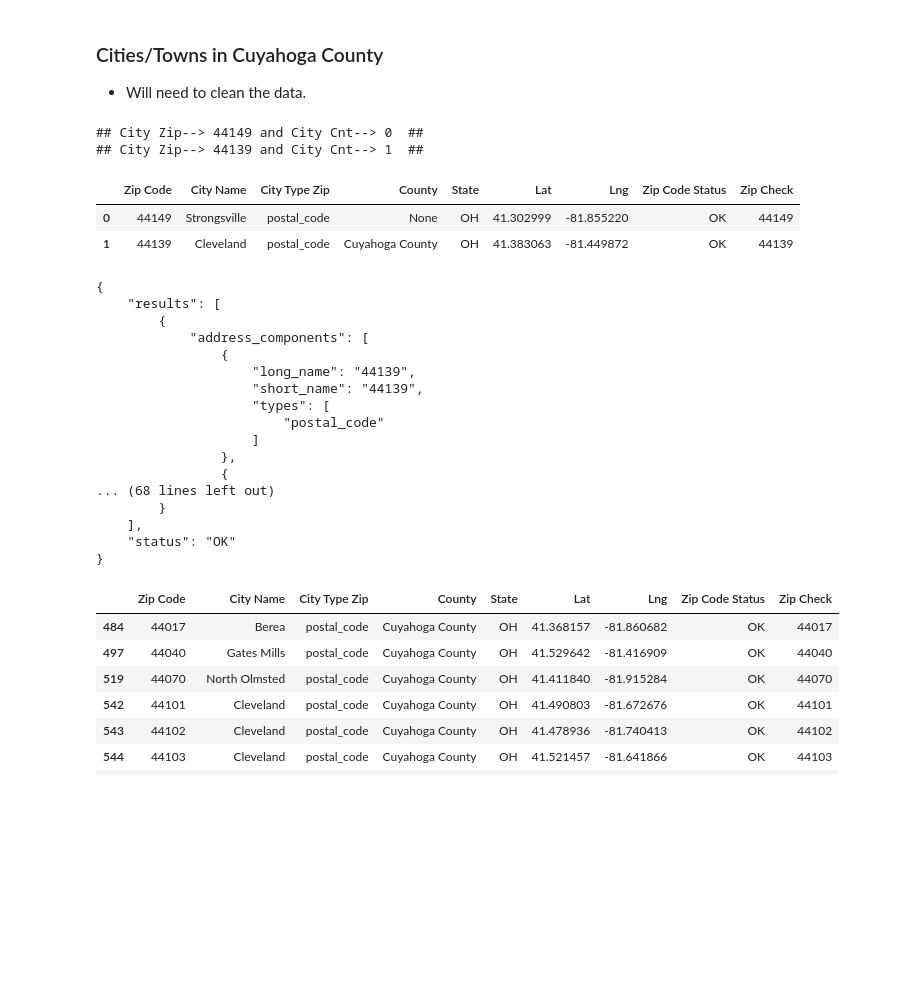
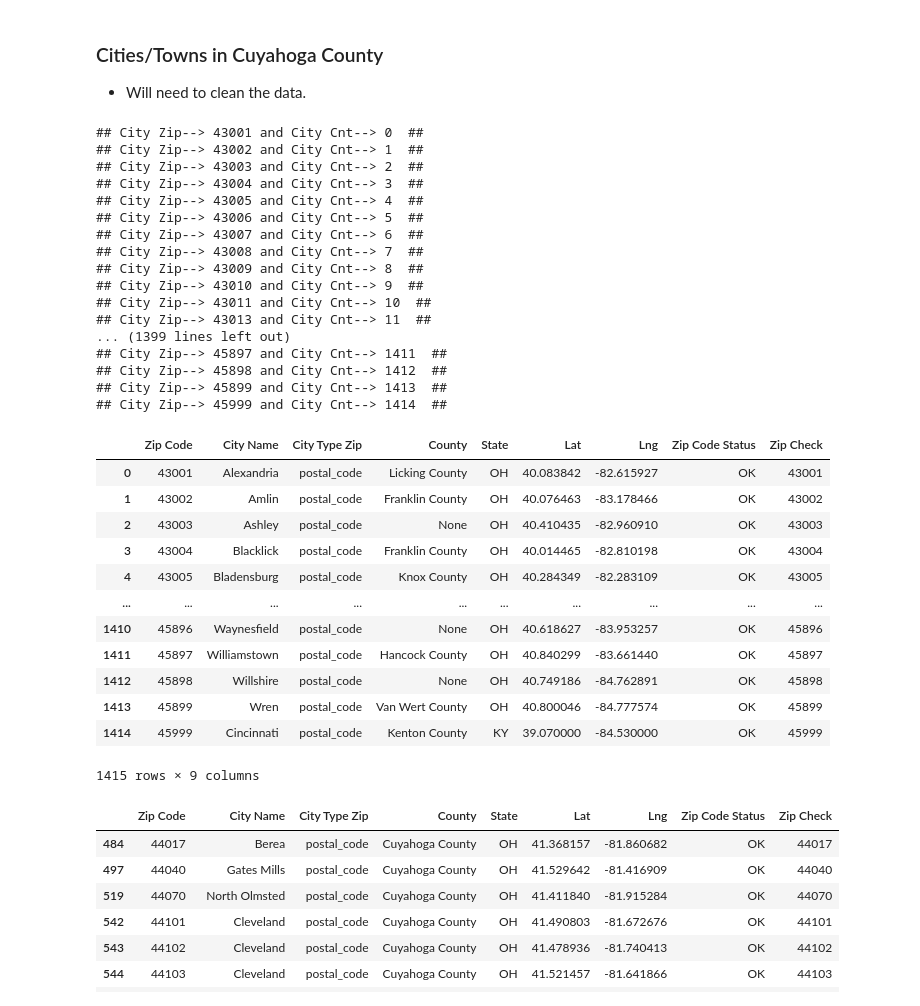
Before and after one commit to Zachary-A-Frame/Analysis-Of-Lebrons-Impact-On-Cleveland, a Jupyter notebook: zip_code_get_py_google_search.ipynb, the cells around one changed output. Cells and saved outputs as stored; diff of their text form; code cells hidden in the pictures; blank space fills up the shorter version.

Commit message:
final code for get zip code data

```diff
--- a/zip_code_get_py_google_search.ipynb
+++ b/zip_code_get_py_google_search.ipynb
@@ -76,8 +76,8 @@ city_cnt = 0
 
 
 # Testing Area to limit the calls.
-zip_data = [44149, 44139]
-#zip_data = [43069, 43070, 43071, 43072, 43073, 43076, 43077, 45365, 45367, 44139, 44134, 44116]
+#zip_data = [44149, 44139, 44017, 44136]
+#zip_data = [43071, 43072, 43073, 43076, 43077, 45365, 45367, 44139, 44134, 44116,44149, 44139, 44017, 44136]
 
 
 
@@ -153,37 +153,62 @@ for item in zip_data:
 
         print(f"## Possible Zip Issue--> {item} <-- ##")
         pass
 
 
     print(f"## City Zip--> {item} and City Cnt--> {city_cnt}  ##")
     city_cnt = city_cnt + 1
 
 
 cities_in_county_df = pd.DataFrame({
     'Zip Code': city_zip,
     'City Name': city_name,
     'City Type Zip': city_type1,
     'County': city_county,
     'State': city_state,
     'Lat': city_lat,
     'Lng': city_lng,
     'Zip Code Status': zip_status,
     'Zip Check' : zip_search
     })
 
 #print(json.dumps(zip_json, indent=4, sort_keys=False))
 
 
 #put data in csv in case it is needed.
 cities_in_county_df.to_csv(output_data_file, index= False)
 
 cities_in_county_df
 # %% [output]
-## City Zip--> 44149 and City Cnt--> 0  ##
-## City Zip--> 44139 and City Cnt--> 1  ##
+## City Zip--> 43001 and City Cnt--> 0  ##
+## City Zip--> 43002 and City Cnt--> 1  ##
+## City Zip--> 43003 and City Cnt--> 2  ##
+## City Zip--> 43004 and City Cnt--> 3  ##
+## City Zip--> 43005 and City Cnt--> 4  ##
+## City Zip--> 43006 and City Cnt--> 5  ##
+## City Zip--> 43007 and City Cnt--> 6  ##
+## City Zip--> 43008 and City Cnt--> 7  ##
+## City Zip--> 43009 and City Cnt--> 8  ##
+## City Zip--> 43010 and City Cnt--> 9  ##
+## City Zip--> 43011 and City Cnt--> 10  ##
+## City Zip--> 43013 and City Cnt--> 11  ##
+... (1399 lines left out)
+## City Zip--> 45897 and City Cnt--> 1411  ##
+## City Zip--> 45898 and City Cnt--> 1412  ##
+## City Zip--> 45899 and City Cnt--> 1413  ##
+## City Zip--> 45999 and City Cnt--> 1414  ##
 |  | Zip Code | City Name | City Type Zip | County | State | Lat | Lng | Zip Code Status | Zip Check |
-| 0 | 44149 | Strongsville | postal_code | None | OH | 41.302999 | -81.855220 | OK | 44149 |
-| 1 | 44139 | Cleveland | postal_code | Cuyahoga County | OH | 41.383063 | -81.449872 | OK | 44139 |
+| 0 | 43001 | Alexandria | postal_code | Licking County | OH | 40.083842 | -82.615927 | OK | 43001 |
+| 1 | 43002 | Amlin | postal_code | Franklin County | OH | 40.076463 | -83.178466 | OK | 43002 |
+| 2 | 43003 | Ashley | postal_code | None | OH | 40.410435 | -82.960910 | OK | 43003 |
+| 3 | 43004 | Blacklick | postal_code | Franklin County | OH | 40.014465 | -82.810198 | OK | 43004 |
+| 4 | 43005 | Bladensburg | postal_code | Knox County | OH | 40.284349 | -82.283109 | OK | 43005 |
+| ... | ... | ... | ... | ... | ... | ... | ... | ... | ... |
+| 1410 | 45896 | Waynesfield | postal_code | None | OH | 40.618627 | -83.953257 | OK | 45896 |
+| 1411 | 45897 | Williamstown | postal_code | Hancock County | OH | 40.840299 | -83.661440 | OK | 45897 |
+| 1412 | 45898 | Willshire | postal_code | None | OH | 40.749186 | -84.762891 | OK | 45898 |
+| 1413 | 45899 | Wren | postal_code | Van Wert County | OH | 40.800046 | -84.777574 | OK | 45899 |
+| 1414 | 45999 | Cincinnati | postal_code | Kenton County | KY | 39.070000 | -84.530000 | OK | 45999 |
+1415 rows × 9 columns
 # %%
 # Debugging area
 
@@ -196,26 +221,8 @@ cities_in_county_df
 #print(f"Lng length--> {len(city_lng)}")
 #print(f"Zip Status length--> {len(zip_status)}")
 
-print(json.dumps(zip_json, indent=4, sort_keys=False))
+#print(json.dumps(zip_json, indent=4, sort_keys=False))
 #print(f"Zip Data length--> {len(zip_data)}")
-# %% [output]
-{
-    "results": [
-        {
-            "address_components": [
-                {
-                    "long_name": "44139",
-                    "short_name": "44139",
-                    "types": [
-                        "postal_code"
-                    ]
-                },
-                {
-... (68 lines left out)
-        }
-    ],
-    "status": "OK"
-}
 # %%
 # Split out Cuyahoga County Cities
 
```
Also changed, not shown: parts of 3 cells of this notebook, 2 other files.
